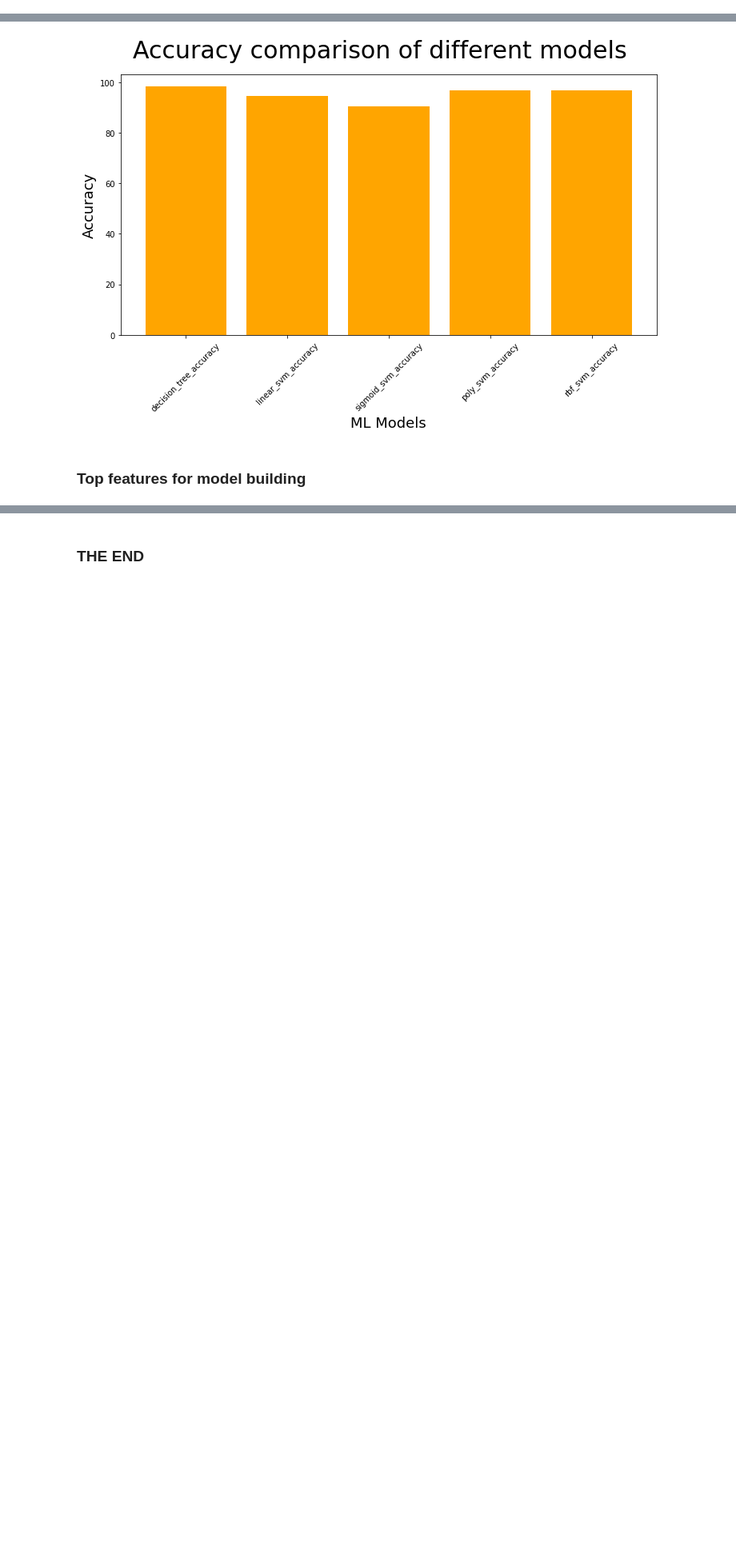
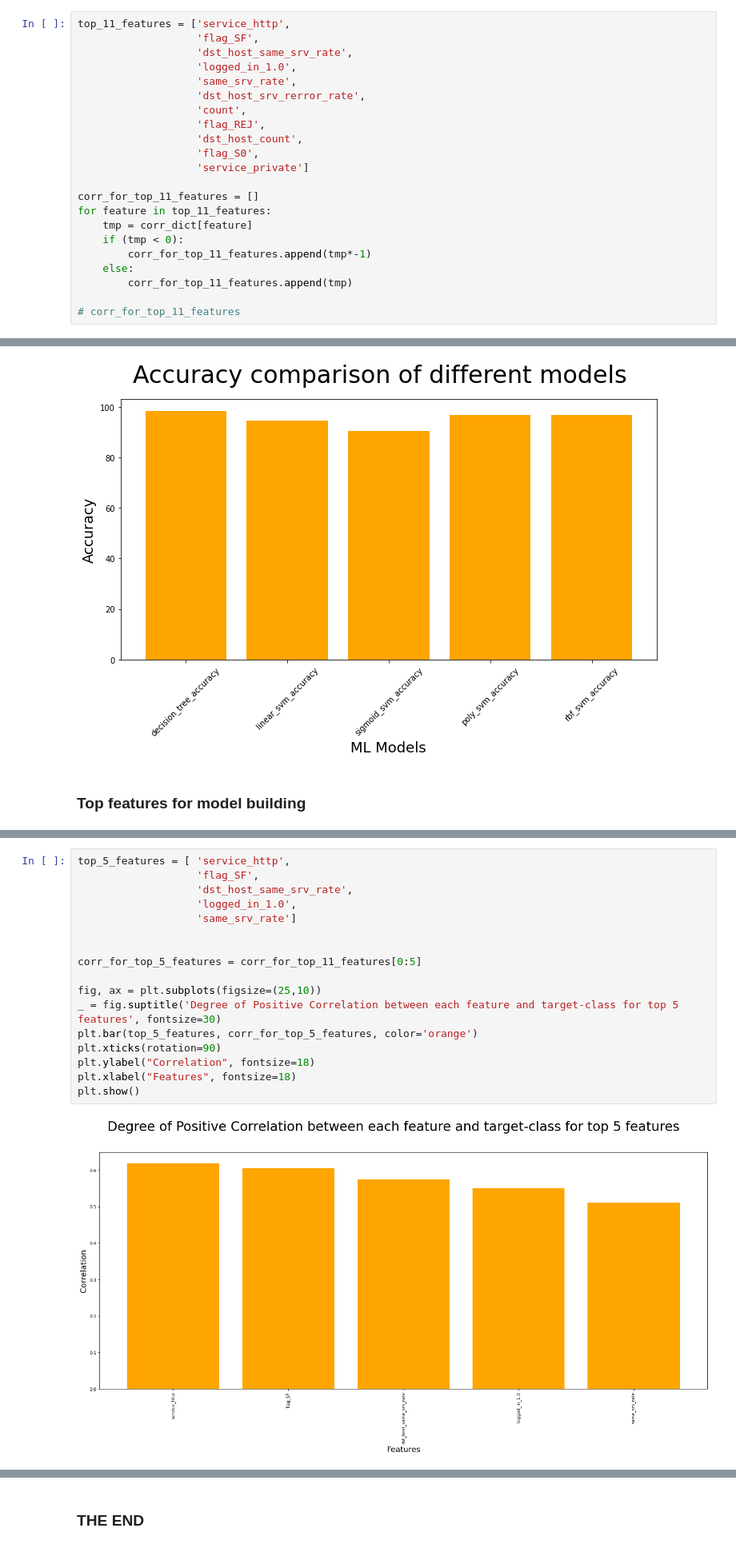
Before and after one commit to umang8496/bits-dse, a Jupyter notebook: ids_assignment_01/signature-detection-classifier.ipynb, the cells around one changed output, grey strips where cells are left out. Shown at 80% size. Cells and saved outputs as stored; diff of their text form; blank space fills up the shorter version.

```diff
--- a/ids_assignment_01/signature-detection-classifier.ipynb
+++ b/ids_assignment_01/signature-detection-classifier.ipynb
@@ -2165 +2173,23 @@ plt.show()
+# %%
+top_11_features = ['service_http',
+                   'flag_SF',
+                   'dst_host_same_srv_rate',
+                   'logged_in_1.0',
+                   'same_srv_rate',
+                   'dst_host_srv_rerror_rate',
+                   'count',
+                   'flag_REJ',
+                   'dst_host_count',
+                   'flag_S0',
+                   'service_private']
+
+corr_for_top_11_features = []
+for feature in top_11_features:
+    tmp = corr_dict[feature]
+    if (tmp < 0):
+        corr_for_top_11_features.append(tmp*-1)
+    else:
+        corr_for_top_11_features.append(tmp)
+
+# corr_for_top_11_features
 # %% [markdown]
@@ -2319,0 +2350,19 @@ plt.show()
+# %%
+top_5_features = [ 'service_http',
+                   'flag_SF',
+                   'dst_host_same_srv_rate',
+                   'logged_in_1.0',
+                   'same_srv_rate']
+
+
+corr_for_top_5_features = corr_for_top_11_features[0:5]
+
+fig, ax = plt.subplots(figsize=(25,10))
+_ = fig.suptitle('Degree of Positive Correlation between each feature and target-class for top 5 features', fontsize=30)
+plt.bar(top_5_features, corr_for_top_5_features, color='orange')
+plt.xticks(rotation=90)
+plt.ylabel("Correlation", fontsize=18)
+plt.xlabel("Features", fontsize=18)
+plt.show()
+# %% [output]
+[figure, added]
```
Also changed, not shown: parts of 14 cells of this notebook.
